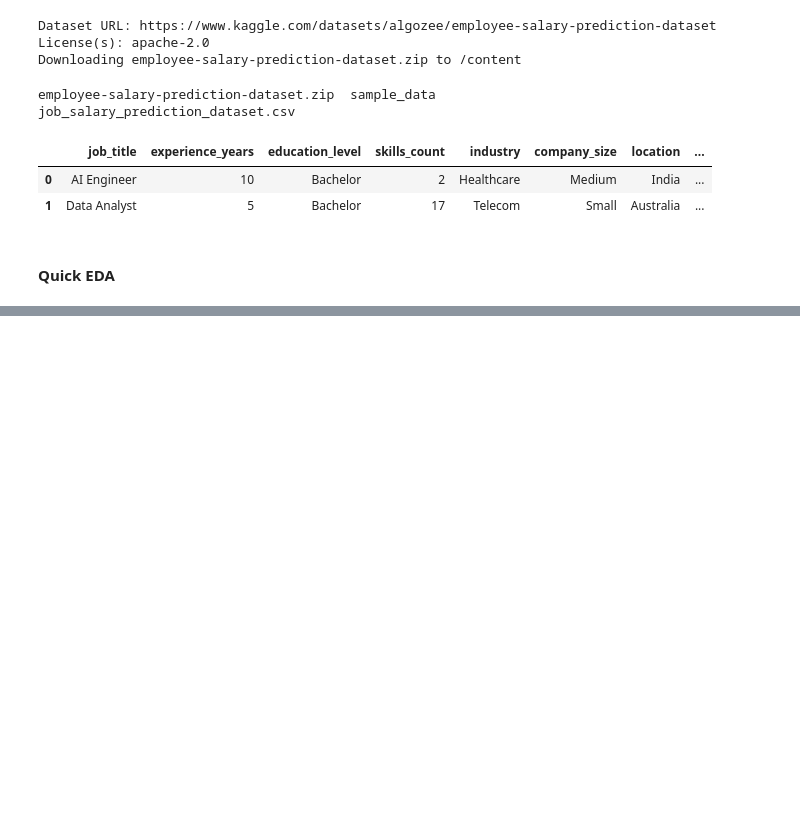
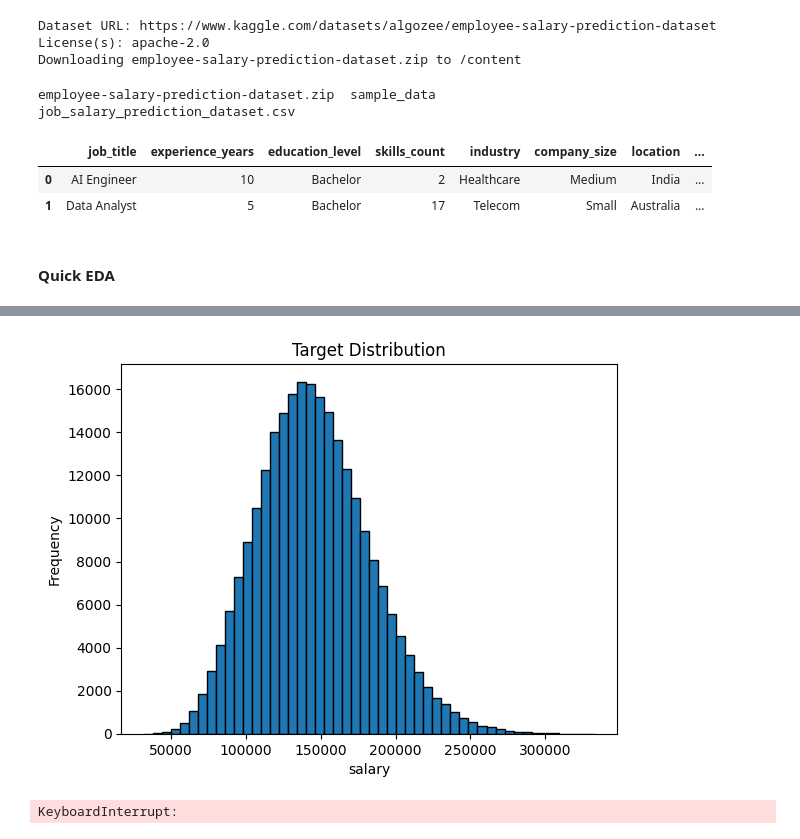
Before and after one commit to mdmohsin212/Kaggle-competitions, a Jupyter notebook: Employee Salary Prediction/model/Salary_prediction.ipynb, the cells around one changed output, grey strips where cells are left out. Drawn from its saved outputs; the diff is of its cells as text; code cells hidden in the pictures; blank space fills up the shorter version.

```diff
--- a/Employee Salary Prediction/model/Salary_prediction.ipynb
+++ b/Employee Salary Prediction/model/Salary_prediction.ipynb
@@ -45,0 +70,22 @@ df.head(2)
+# %%
+plt.figure()
+plt.hist(df["salary"], bins=50, edgecolor="black")
+plt.title("Target Distribution")
+plt.xlabel("salary")
+plt.ylabel("Frequency")
+plt.show()
+# %% [output]
+[figure, added]
+# %%
+corr = df.corr(numeric_only=True)
+
+plt.figure(figsize=(10, 8))
+plt.imshow(corr, aspect="auto")
+plt.colorbar()
+plt.xticks(range(len(df)), df, rotation=90)
+plt.yticks(range(len(df)), df)
+plt.title("Feature Correlation Heatmap (Pearson)")
+plt.tight_layout()
+plt.show()
+# %% [output]
+KeyboardInterrupt:
```
Also changed, not shown: parts of 1 cell of this notebook.
